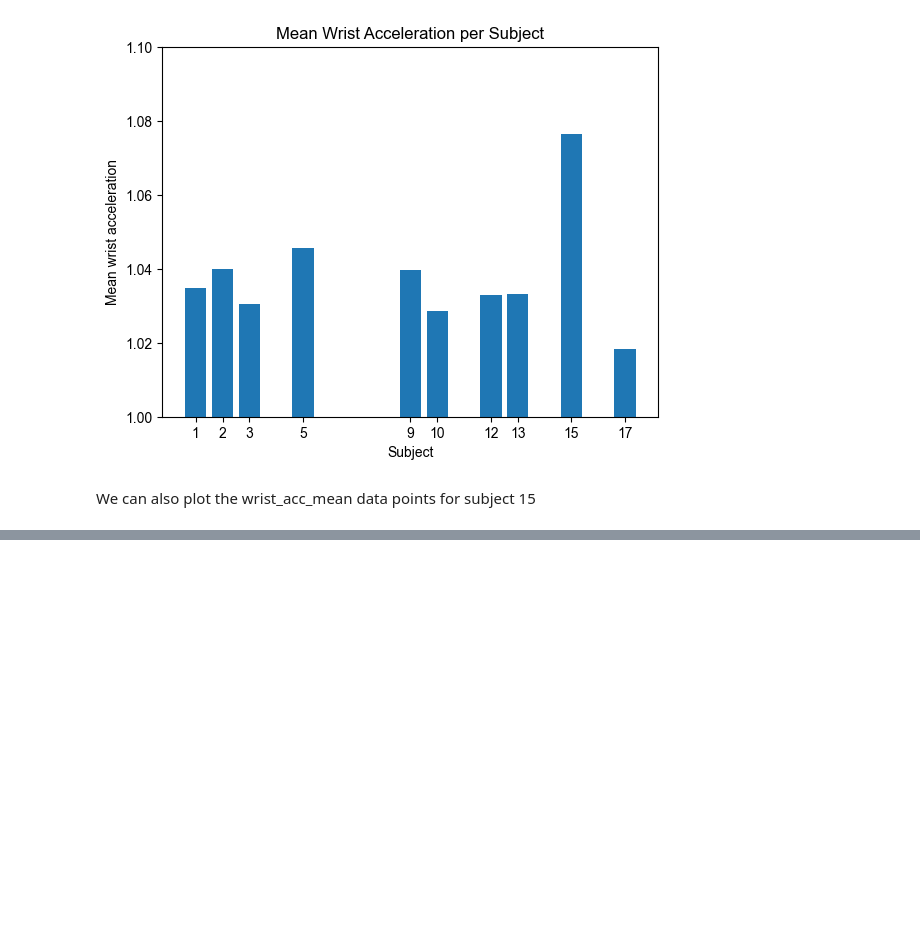
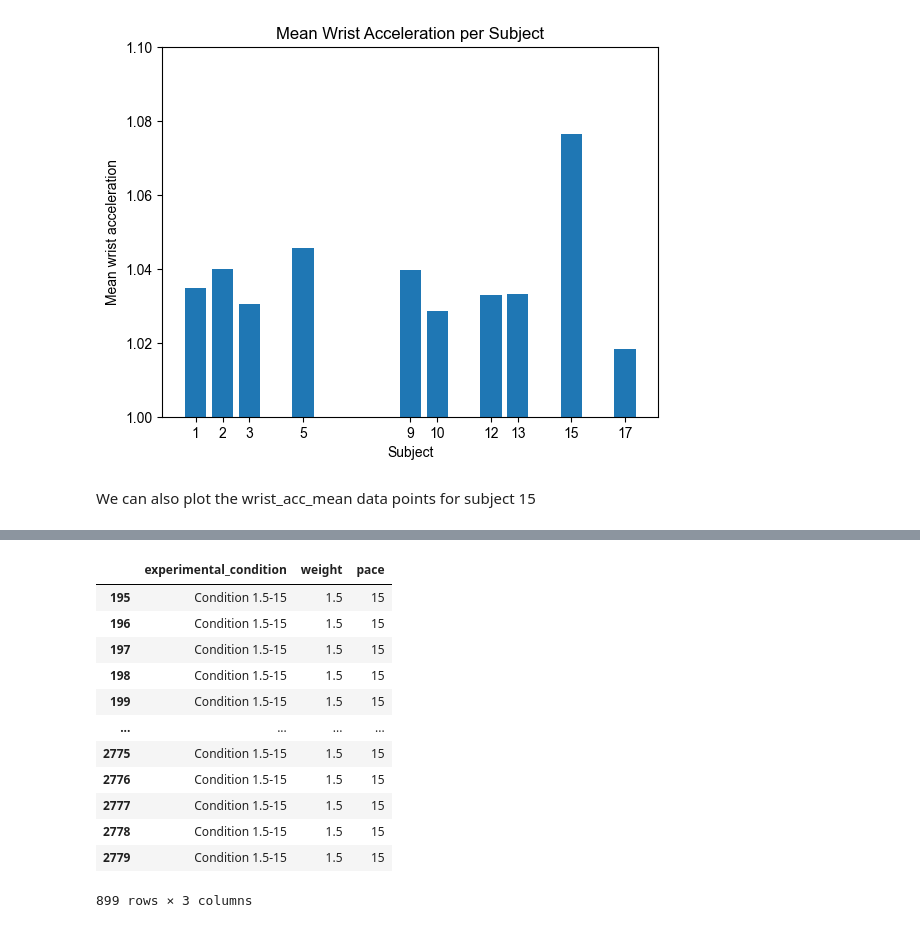
Before and after one commit to fmegahed/shoulder_fatigue_modeling, a Jupyter notebook: MessingWithData.ipynb, the cells around one changed output, grey strips where cells are left out. Drawn from its saved outputs; the diff is of its cells as text; code cells hidden in the pictures; blank space fills up the shorter version.

```diff
--- a/MessingWithData.ipynb
+++ b/MessingWithData.ipynb
@@ -100,0 +99,21 @@ plt.show()
+# %%
+df[['weight', 'pace']] = df['experimental_condition'].str.split('-', expand=True)
+
+df['weight'] = df['weight'].str.replace('Condition ', '').astype(float)
+df['pace'] = df['pace'].astype(int)
+# %%
+df.loc[(df['experimental_condition'] == 'Condition 1.5-15'), ['experimental_condition', 'weight', 'pace']]
+# %% [output]
+|  | experimental_condition | weight | pace |
+| 195 | Condition 1.5-15 | 1.5 | 15 |
+| 196 | Condition 1.5-15 | 1.5 | 15 |
+| 197 | Condition 1.5-15 | 1.5 | 15 |
+| 198 | Condition 1.5-15 | 1.5 | 15 |
+| 199 | Condition 1.5-15 | 1.5 | 15 |
+| ... | ... | ... | ... |
+| 2775 | Condition 1.5-15 | 1.5 | 15 |
+| 2776 | Condition 1.5-15 | 1.5 | 15 |
+| 2777 | Condition 1.5-15 | 1.5 | 15 |
+| 2778 | Condition 1.5-15 | 1.5 | 15 |
+| 2779 | Condition 1.5-15 | 1.5 | 15 |
+899 rows × 3 columns
```
Also changed, not shown: parts of 4 cells of this notebook, 2 other files.
